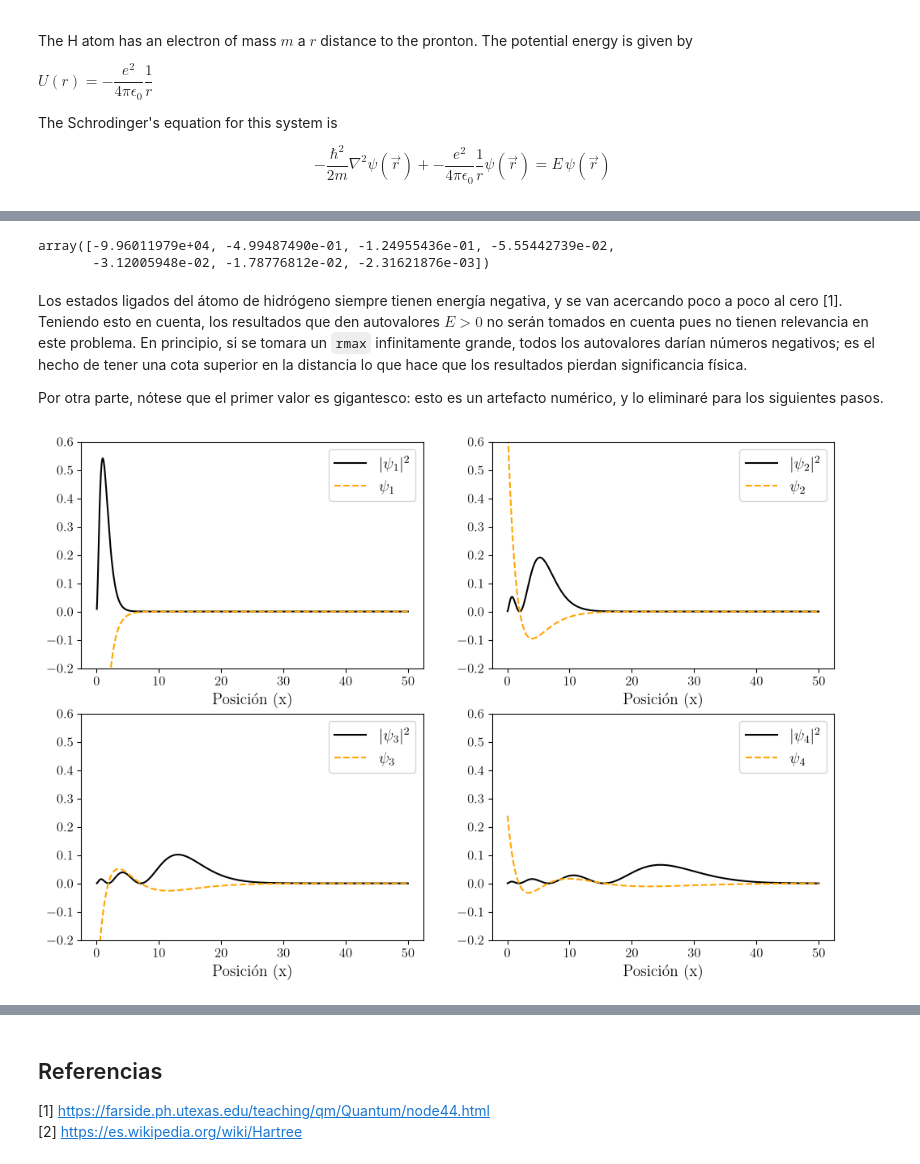
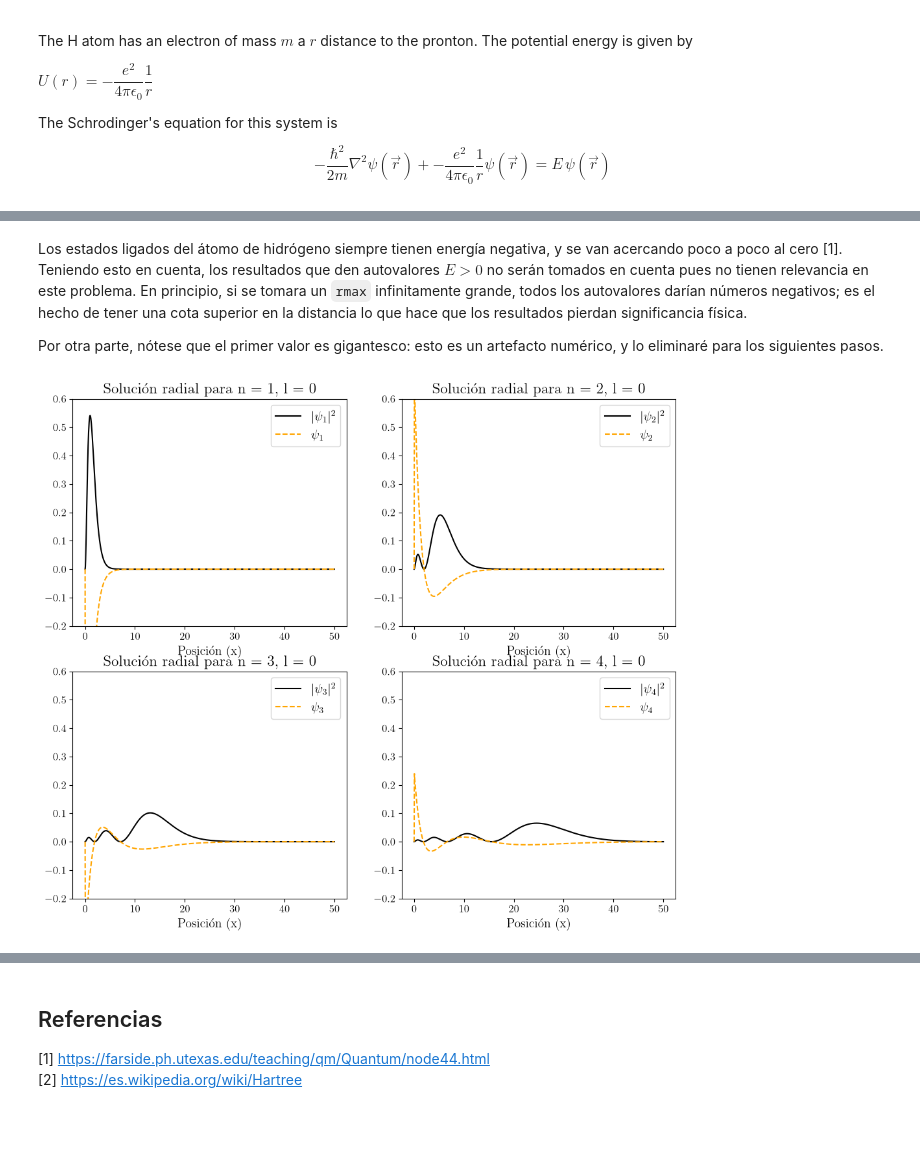
Before and after one commit to anferivera/Fisica_Computacional_1, a Jupyter notebook: Estudiantes/Agudelo_0415/Lab_5_FDM_schrodinger.ipynb, the cells around one changed output, grey strips where cells are left out. Drawn from its saved outputs; the diff is of its cells as text; code cells hidden in the pictures; blank space fills up the shorter version.

```diff
--- a/Estudiantes/Agudelo_0415/Lab_5_FDM_schrodinger.ipynb
+++ b/Estudiantes/Agudelo_0415/Lab_5_FDM_schrodinger.ipynb
@@ -75,63 +78,69 @@ rmax = 50
 N = 1000
 
 x = np.linspace(rmin, rmax, N)
-dx = x[1] - x[0]
-k = 2 * dx * dx
 
-def FDM_Matrix(x, U, k):
+def FDM_Matrix(x, U, k, l=0):
     n = len(x)
     V = np.zeros((n, n))
 
-    V[0, 0] = 2 + k * U(x[0])
+    V[0, 0] = 2 + k * U(x[0], l)
 
     for i in range(1, n):
-        V[i, i] = 2 + k * U(x[i])
+        V[i, i] = 2 + k * U(x[i], l)
         V[i - 1, i] = -1
         V[i, i - 1] = -1
 
     return V
 
 
-# Como las unidades son atómicas, todo lo que acompaña al 1/x es igual a 1
-U = lambda x: -1 / x
+def radial_sol(x, l):
+    dx = x[1] - x[0]
+    k = 2 * dx * dx
 
-M = FDM_Matrix(x, U, k) / k
-E, u = np.linalg.eigh(M) # eigh porque la matriz es simétrica
-E_valid = E[E < 0]
+    xi = x[1:-1] # para mantener las condiciones de frontera
 
-E_valid
+    # Como las unidades son atómicas, todo lo que acompaña al 1/x es igual a 1
+    V = lambda x, l: l*(l + 1) / (2*x*x) - 1 / x
+    M = FDM_Matrix(xi, V, k, l) / k
+
+    E, u_interior = np.linalg.eigh(M) # eigh porque la matriz es simétrica
+
+    mask = E < 0
+
+    E_real = E[mask]
+    u_interior = u_interior[:, mask]
+
+    # Acá u_real siempre va a tener ceros en el primer y último índice
+    u_real = np.zeros((len(E_real), len(x)))
+    u_real[:, 1:-1] = u_interior.T
+
+    for i, u in enumerate(u_real):
+        area = np.trapezoid(u**2, x)
+        u_real[i] /= np.sqrt(area)
+
+    return E_real, u_real
-# %% [output]
-array([-9.96011979e+04, -4.99487490e-01, -1.24955436e-01, -5.55442739e-02,
-       -3.12005948e-02, -1.78776812e-02, -2.31621876e-03])
 # %% [markdown]
 Los estados ligados del átomo de hidrógeno siempre tienen energía negativa, y se van acercando poco a poco al cero [1]. Teniendo esto en cuenta, los resultados que den autovalores $E \gt 0$ no serán tomados en cuenta pues no tienen relevancia en este problema. En principio, si se tomara un `rmax` infinitamente grande, todos los autovalores darían números negativos; es el hecho de tener una cota superior en la distancia lo que hace que los resultados pierdan significancia física.
 
 Por otra parte, nótese que el primer valor es gigantesco: esto es un artefacto numérico, y lo eliminaré para los siguientes pasos.
 # %%
-# Se descarta el primer valor ya que es impreciso
-E_real = E_valid[1:]
-u_real = u.T[E < 0][1:]
+E_real, u_real = radial_sol(x, 0)
+psi = u_real / x
 
-x_plot = x[1:]
-psi = u_real[:, 1:] / x_plot
-
-fig, axs = plt.subplots(2, 2, figsize=(12, 8))
+fig, axs = plt.subplots(2, 2, figsize=(12, 10))
 axs_flat = axs.flatten()
 
 for i, ax in enumerate(axs_flat):
-    # Integro u en vez de psi pues como es radial el jacobiano lleva un r^2, pero
-    # como u = x psi => u^2 = x^2 psi^2, y ya tiene incluido el factor del jacobiano
-    area = np.trapezoid(u_real[i, 1:]**2, x=x_plot)
-
-    ax.plot(x_plot, u_real[i, 1:]**2 / area, label=f"$|\\psi_{i + 1}|^2$", color="black")
-    ax.plot(x_plot, psi[i] / np.sqrt(area), "--", label=f"$\\psi_{i + 1}$", color="orange")
+    ax.plot(x, u_real[i]**2, label=f"$|\\psi_{i + 1}|^2$", color="black")
+    ax.plot(x, psi[i], "--", label=f"$\\psi_{i + 1}$", color="orange")
     ax.set_xlabel("Posición (x)")
+    ax.set_title(f"Solución radial para n = {i+1}, l = 0")
     ax.set_ylim((-0.2, 0.6))
     ax.legend()
 
 plt.show()
 # %% [output]
-[figure, old version]
+[figure, new version]
 # %%
 E0 = -13.6 # eV
 print("Energías en unidades de eV, obtenidas numéricamente comparadas con las teóricas")
```
Also changed, not shown: parts of 5 cells of this notebook.
